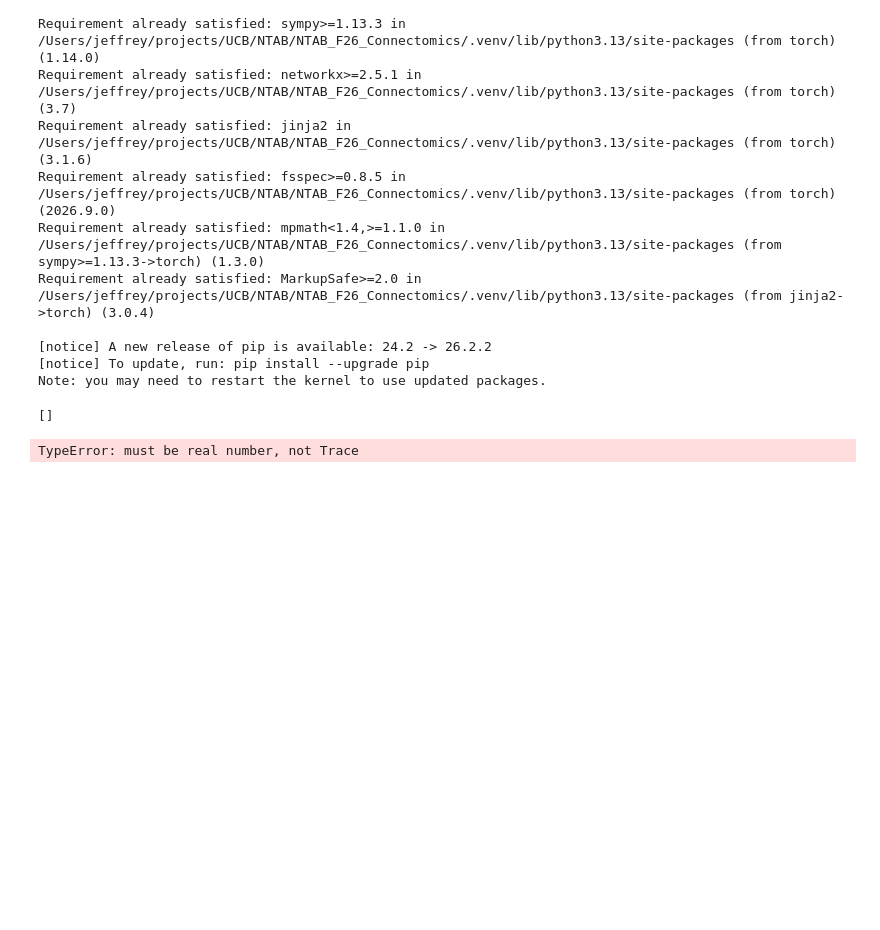
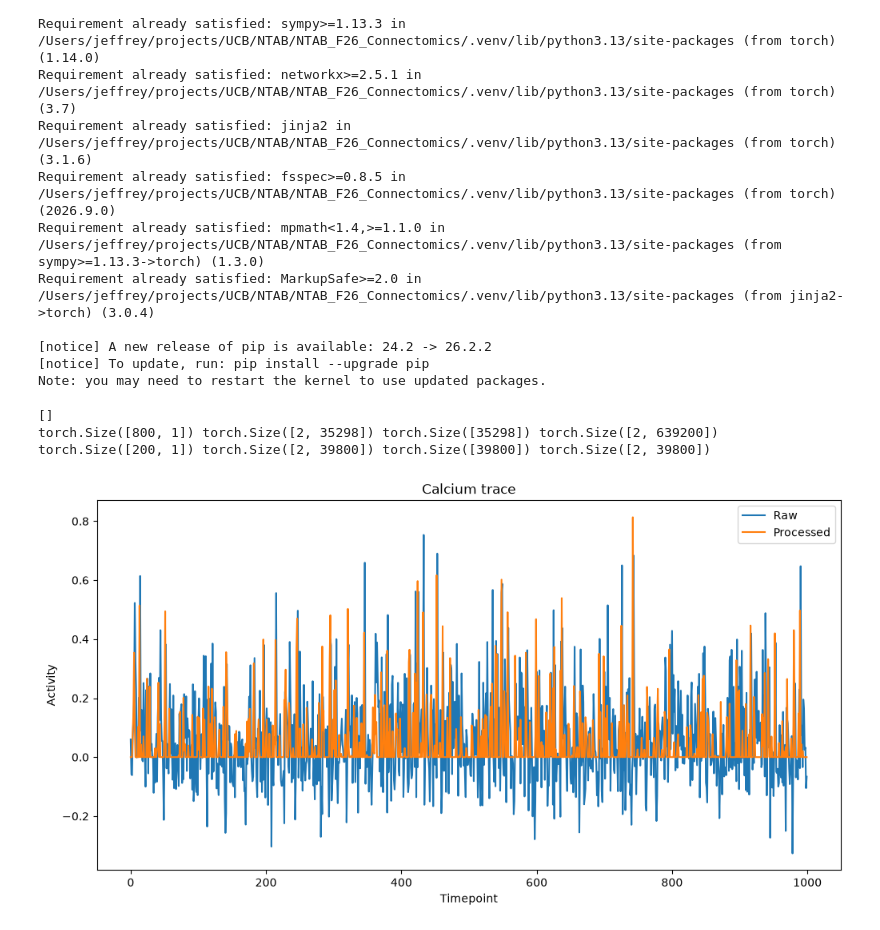
Before and after one commit to 12Jeef/NTAB_F26_Connectomics, a Jupyter notebook: jeffrey/official.ipynb, the cells around one changed output. Cells and saved outputs as stored; diff of their text form; code cells hidden in the pictures; blank space fills up the shorter version.

```diff
--- a/jeffrey/official.ipynb
+++ b/jeffrey/official.ipynb
@@ -1091,6 +1141,8 @@ class DirectedNCN(nn.Module):
 import numpy as np
 import pandas as pd
 from scipy.spatial.distance import cdist
+from scipy.ndimage import convolve1d
+import matplotlib.pyplot as plt
 
 USE_STRENGTH = False
 
@@ -1119,6 +1171,15 @@ print(cell_types)
 MATCH_POSNEG = 1 << 0
 MATCH_DISTANCE = 1 << 1
 
+
+def preprocess_trace(trace, tau=0.1):
+    # https://proceedings.mlr.press/v46/sutera15.pdf
+    trace = np.asarray(trace, dtype=np.float32)
+    x = convolve1d(trace, weights=np.ones(3), mode="nearest")
+    x = np.diff(x, prepend=x[0])
+    x = np.maximum(x - tau, 0)
+    return x
+
 def build_dataset(ids, *, flags=0):
 
     positions_df = neurons_df.loc[ids, ["x", "y", "z"]].reindex(ids).dropna()
@@ -1128,7 +1189,10 @@ def build_dataset(ids, *, flags=0):
 
     id_to_idx = {neuron_id: i for i, neuron_id in enumerate(ids)}
 
-    traces = torch.tensor([load_trace(get_traces(neuron_id)[0]) for neuron_id in ids], dtype=torch.float32)
+    traces = torch.tensor(np.array([
+        preprocess_trace(load_trace(get_traces(neuron_id)[0]))
+        for neuron_id in ids
+    ]), dtype=torch.float32)
 
     neurons = neurons_df.loc[ids, ["cell_class", "cell_type", "x", "y", "z"]].copy()
     cell_class = (
@@ -1206,41 +1270,56 @@ def build_dataset(ids, *, flags=0):
     q_pair_values = [*q_pair_values_pos[:n], *q_pair_values_neg[:n]]
 
     q_pairs = torch.tensor(q_pairs, dtype=torch.long)
     q_pair_distances = torch.tensor((np.array(q_pair_distances) - distance_mean) / distance_std, dtype=torch.float32)
     q_pair_values = torch.tensor(q_pair_values, dtype=torch.float32)
 
     f_edges = torch.tensor(
         np.stack([
             f_df.index.get_level_values("pre_id").map(id_to_idx).to_numpy(),
             f_df.index.get_level_values("post_id").map(id_to_idx).to_numpy(),
         ]),
         dtype=torch.long,
     )
 
-    f_neighbors_undir = [set() for _ in range(len(ids))]
-    src, dst = f_edges.cpu().tolist()
-    for u, v in zip(src, dst):
-        if u != v:
-            f_neighbors_undir[u].add(v)
-            f_neighbors_undir[v].add(u)
+    f_neighbors_undir = torch.zeros(
+        (len(ids), len(ids)),
+        dtype=torch.bool,
+    )
+    src, dst = f_edges
+    mask = src != dst
+    src = src[mask]
+    dst = dst[mask]
+    f_neighbors_undir[src, dst] = True
+    f_neighbors_undir[dst, src] = True
 
     print(feats.shape, q_pairs.shape, q_pair_values.shape, f_edges.shape)
 
     return traces, feats, q_pairs, q_pair_distances, q_pair_values, f_edges, f_neighbors_undir
 
 (
     traces_train, feats_train,
     q_pairs_train, q_pair_distances_train, q_pair_values_train,
     f_edges_train, f_neighbors_undir_train,
-) = build_dataset(ids_train)
+) = build_dataset(ids_train, flags=MATCH_POSNEG)
 (
     traces_test, feats_test,
     q_pairs_test, q_pair_distances_test, q_pair_values_test,
     f_edges_test, f_neighbors_undir_test,
 ) = build_dataset(ids_test)
+
+plt.figure(figsize=(12, 6))
+plt.plot(traces[0], label="Raw")
+plt.plot(preprocess_trace(traces[0]), label="Processed")
+plt.xlabel("Timepoint")
+plt.ylabel("Activity")
+plt.title("Calcium trace")
+plt.legend()
+plt.show()
 # %% [output]
 []
+torch.Size([800, 1]) torch.Size([2, 35298]) torch.Size([35298]) torch.Size([2, 639200])
+torch.Size([200, 1]) torch.Size([2, 39800]) torch.Size([39800]) torch.Size([2, 39800])
-TypeError: must be real number, not Trace
+[figure, added]
 # %%
 import torch
 import torch.nn as nn
```
Also changed, not shown: parts of 4 cells of this notebook.
